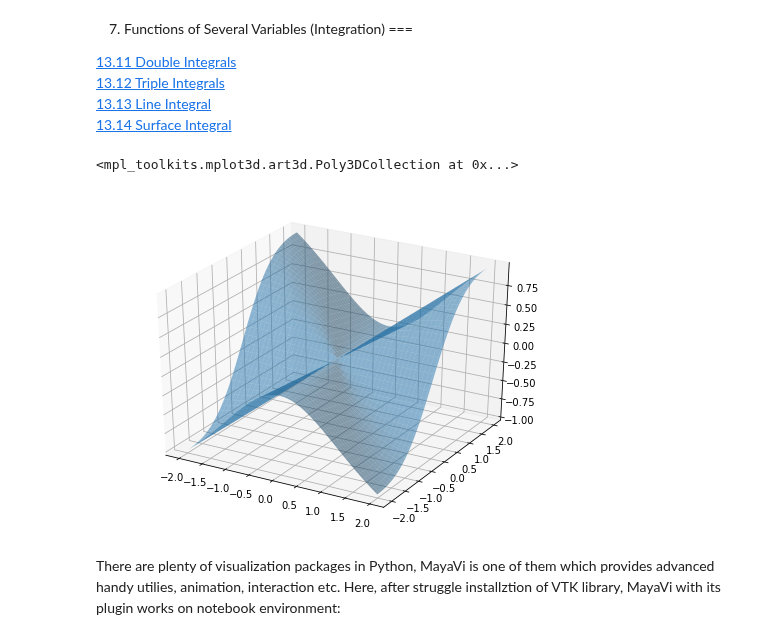
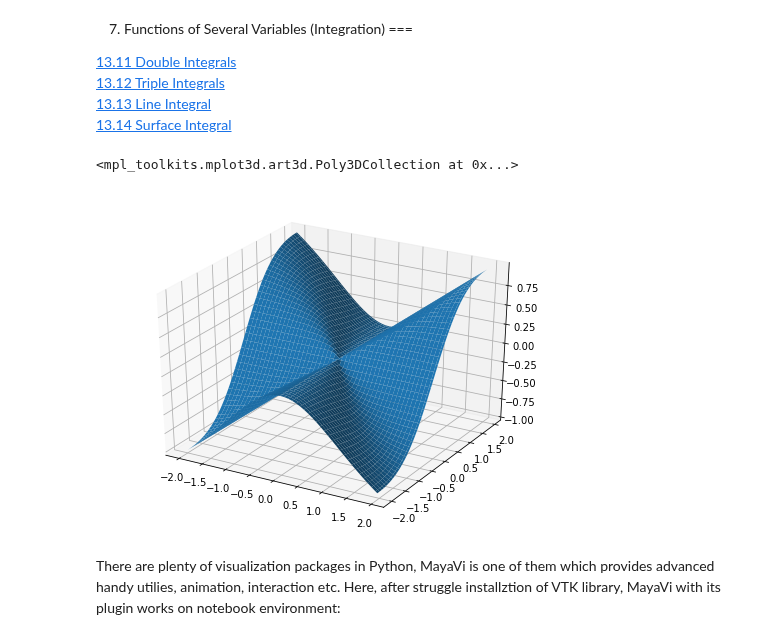
Before and after one commit to cchuang2009/2016-1, a Jupyter notebook: calculus/6 Multi-variable Calculus (Integration).ipynb, the cells around one changed output. Drawn from its saved outputs; the diff is of its cells as text; code cells hidden in the pictures.

Commit message:
Multivariable Calculus 3d Visualization examples

```diff
--- a/calculus/6 Multi-variable Calculus Integration-1.ipynb
+++ b/calculus/6 Multi-variable Calculus (Integration).ipynb
@@ -23,14 +54,14 @@ enable_notebook()
 # %%
 fig = plt.figure(figsize=(8,6))
 ax = fig.gca(projection='3d')
-X = np.arange(-2, 2, 0.03)
-Y = np.arange(-2, 2, 0.043)
+X = np.arange(-2, 2, 0.04)
+Y = np.arange(-2, 2, 0.04)
 X, Y = np.meshgrid(X, Y)
 f= X*X*Y/(X*X+Y*Y)
-ax.plot_surface(X, Y, f,alpha=0.5)
+ax.plot_surface(X, Y, f)
 # %% [output]
 <mpl_toolkits.mplot3d.art3d.Poly3DCollection at 0x...>
-[figure, old version]
+[figure, new version]
 # %% [markdown]
 There are plenty of visualization packages in Python, MayaVi is one of them which provides advanced handy utilies, animation, interaction etc. Here, after struggle installztion of VTK library, MayaVi with its plugin works on notebook environment:
 # %%
```
Also changed, not shown: parts of 44 cells of this notebook.
